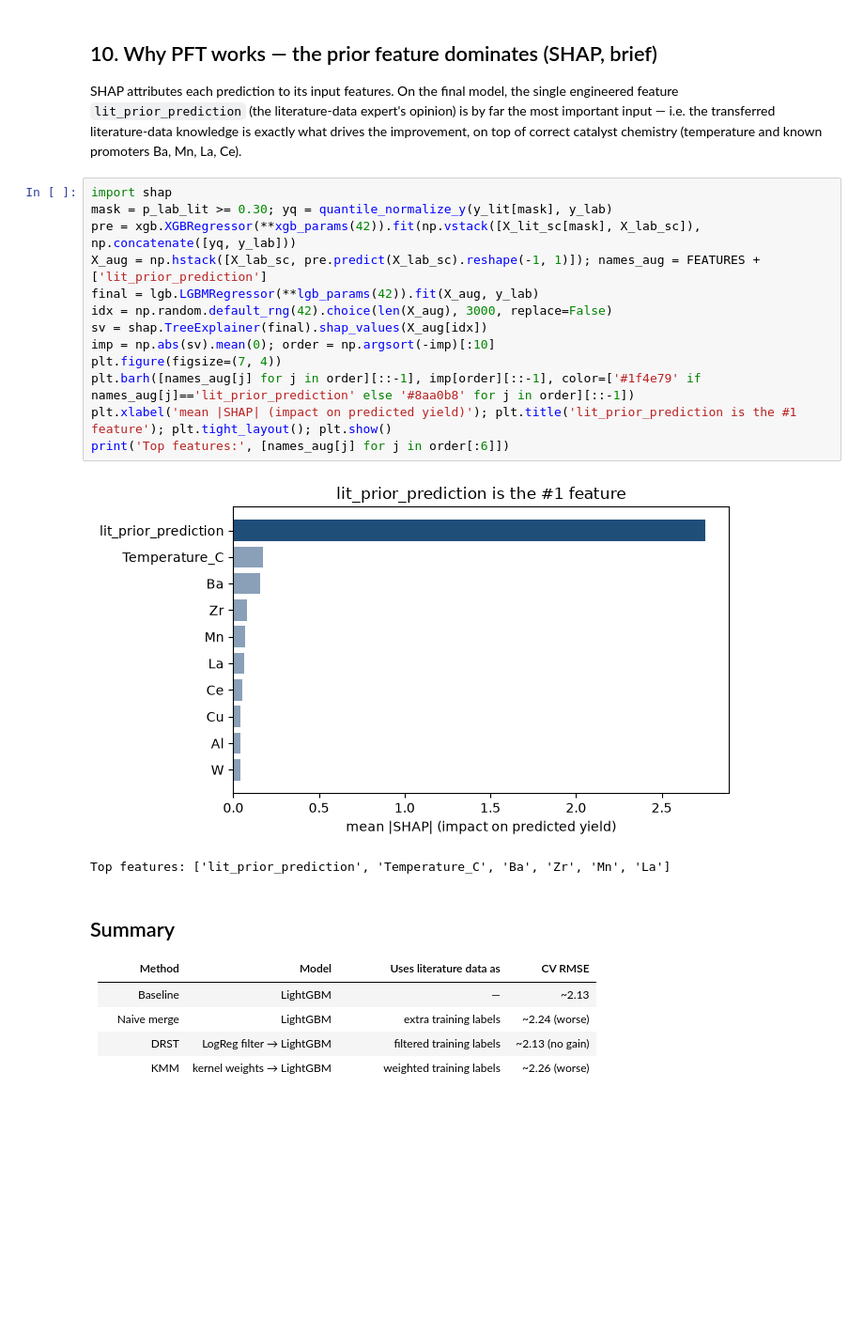
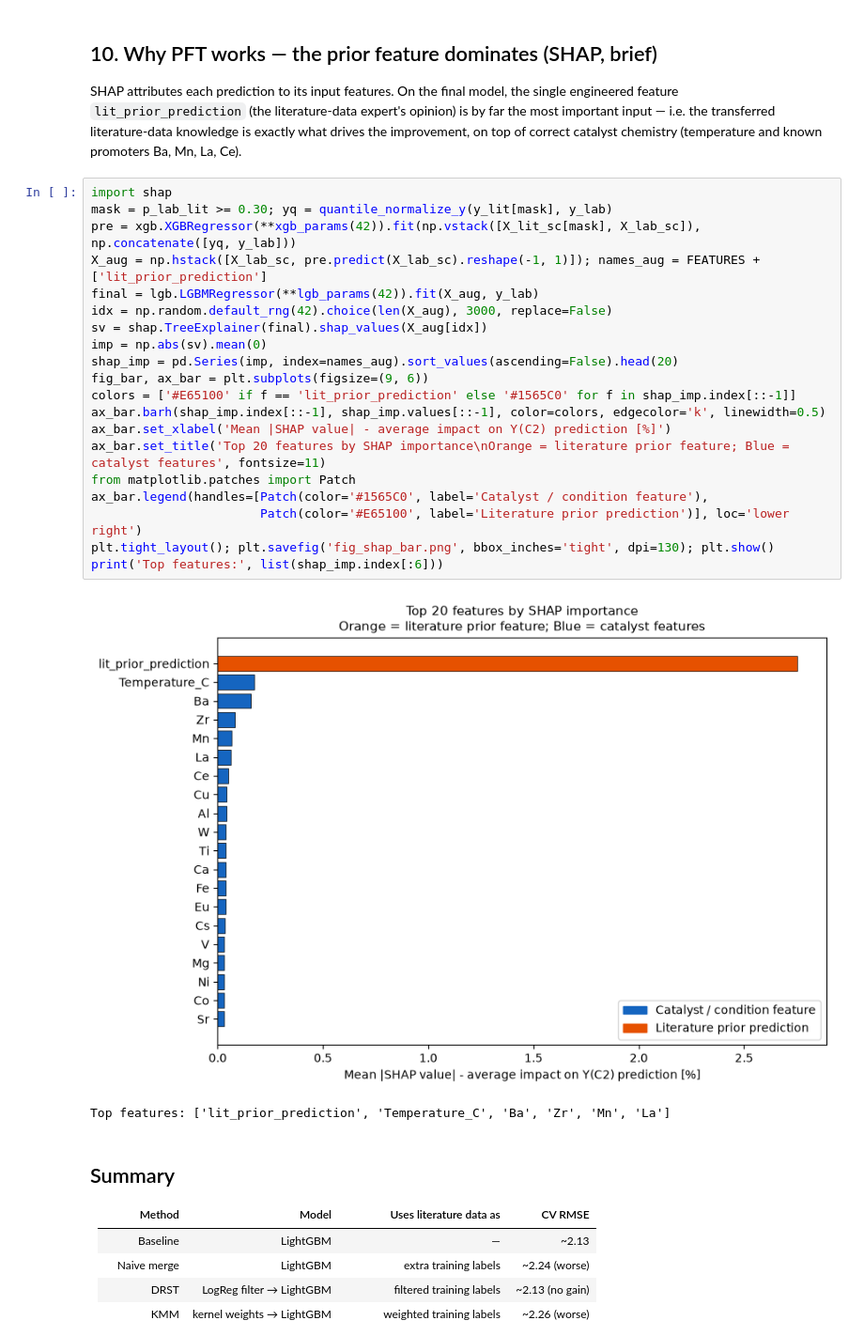
Before and after one commit to ParthN9i4/OCM-Dataset-JAIST, a Jupyter notebook: ocm_methodology.ipynb, the cells around one changed output. Shown at 94% size. Cells and saved outputs as stored; diff of their text form; blank space fills up the shorter version.

```diff
--- a/ocm_methodology.ipynb
+++ b/ocm_methodology.ipynb
@@ -292,18 +420,25 @@ chemistry (temperature and known promoters Ba, Mn, La, Ce).
 # %%
 import shap
 mask = p_lab_lit >= 0.30; yq = quantile_normalize_y(y_lit[mask], y_lab)
 pre = xgb.XGBRegressor(**xgb_params(42)).fit(np.vstack([X_lit_sc[mask], X_lab_sc]), np.concatenate([yq, y_lab]))
 X_aug = np.hstack([X_lab_sc, pre.predict(X_lab_sc).reshape(-1, 1)]); names_aug = FEATURES + ['lit_prior_prediction']
 final = lgb.LGBMRegressor(**lgb_params(42)).fit(X_aug, y_lab)
 idx = np.random.default_rng(42).choice(len(X_aug), 3000, replace=False)
 sv = shap.TreeExplainer(final).shap_values(X_aug[idx])
-imp = np.abs(sv).mean(0); order = np.argsort(-imp)[:10]
-plt.figure(figsize=(7, 4))
-plt.barh([names_aug[j] for j in order][::-1], imp[order][::-1], color=['#1f4e79' if names_aug[j]=='lit_prior_prediction' else '#8aa0b8' for j in order][::-1])
-plt.xlabel('mean |SHAP| (impact on predicted yield)'); plt.title('lit_prior_prediction is the #1 feature'); plt.tight_layout(); plt.show()
-print('Top features:', [names_aug[j] for j in order[:6]])
+imp = np.abs(sv).mean(0)
+shap_imp = pd.Series(imp, index=names_aug).sort_values(ascending=False).head(20)
+fig_bar, ax_bar = plt.subplots(figsize=(9, 6))
+colors = ['#E65100' if f == 'lit_prior_prediction' else '#1565C0' for f in shap_imp.index[::-1]]
+ax_bar.barh(shap_imp.index[::-1], shap_imp.values[::-1], color=colors, edgecolor='k', linewidth=0.5)
+ax_bar.set_xlabel('Mean |SHAP value| - average impact on Y(C2) prediction [%]')
+ax_bar.set_title('Top 20 features by SHAP importance\nOrange = literature prior feature; Blue = catalyst features', fontsize=11)
+from matplotlib.patches import Patch
+ax_bar.legend(handles=[Patch(color='#1565C0', label='Catalyst / condition feature'),
+                       Patch(color='#E65100', label='Literature prior prediction')], loc='lower right')
+plt.tight_layout(); plt.savefig('fig_shap_bar.png', bbox_inches='tight', dpi=130); plt.show()
+print('Top features:', list(shap_imp.index[:6]))
 # %% [output]
-[figure, old version]
+[figure, new version]
 Top features: ['lit_prior_prediction', 'Temperature_C', 'Ba', 'Zr', 'Mn', 'La']
 # %% [markdown]
 ## Summary
```
Also changed, not shown: parts of 9 cells of this notebook, 10 other files.
